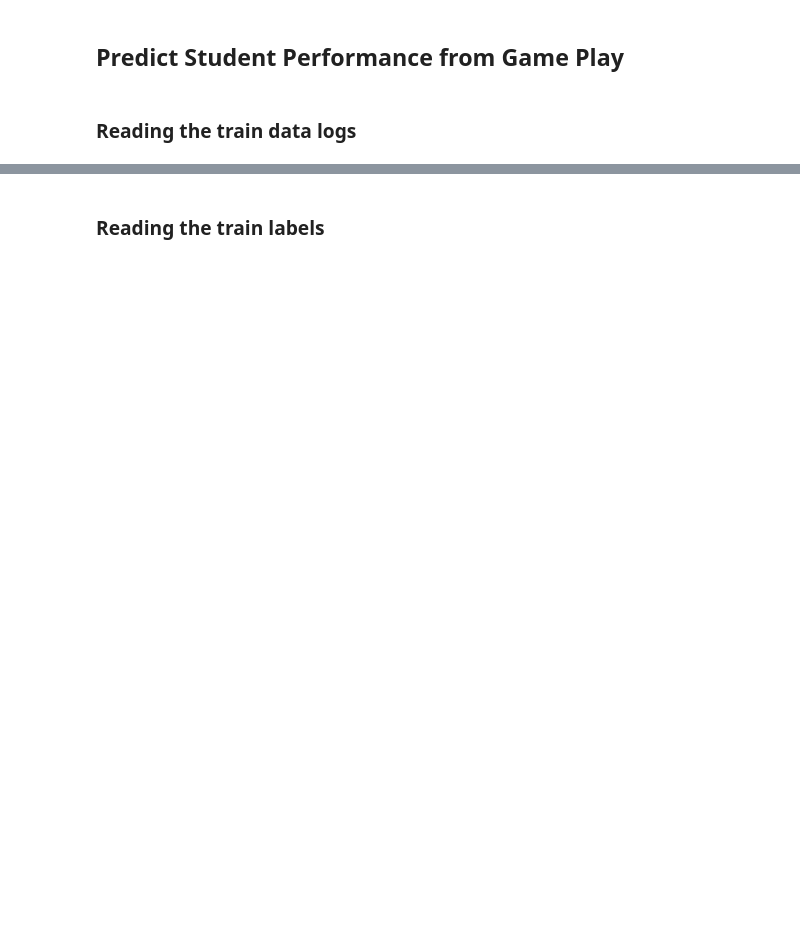
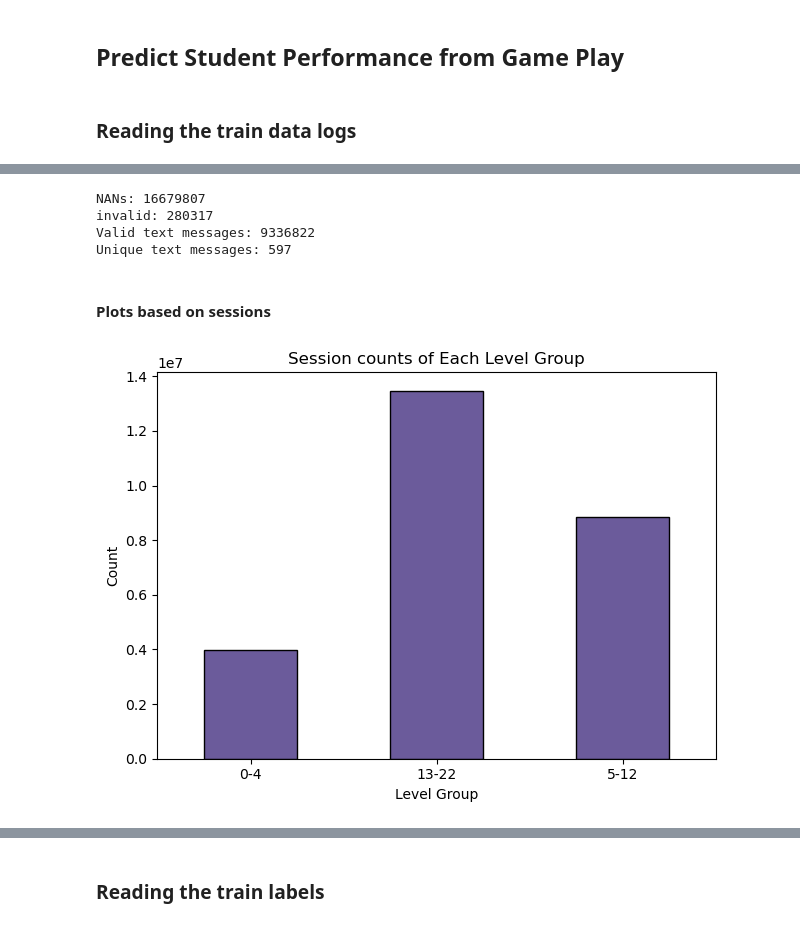
Before and after one commit to mestermarc/Student_performance_analysis, a Jupyter notebook: read_data.ipynb, the cells around one changed output, grey strips where cells are left out. Saved outputs shown, nothing was run; the diff lists cells and outputs as text; code cells hidden in the pictures; blank space fills up the shorter version.

```diff
--- a/read_data.ipynb
+++ b/read_data.ipynb
@@ -30,0 +126,34 @@ NUMERICAL_COLS = ['elapsed_time','level','page','room_coor_x', 'room_coor_y', 's
+# %%
+c ='\\\\'
+
+count = df_train["text"].shape[0]
+num_nans = df_train["text"].isna().sum()
+count_with_substring = df_train["text"].str.contains(c, na=False).sum()
+count_without_substring = count - count_with_substring - num_nans
+num_unique = df_train["text"].nunique()
+
+
+print(f"NANs: {num_nans}")
+print(f"invalid: {count_with_substring}")
+
+print(f"Valid text messages: {count_without_substring}")
+print(f"Unique text messages: {num_unique}")
+# %% [output]
+NANs: 16679807
+invalid: 280317
+Valid text messages: 9336822
+Unique text messages: 597
+# %% [markdown]
+#### Plots based on sessions
+# %%
+df_train.groupby(by="level_group")["level_group"].value_counts().plot(kind='bar', color='#6b5b9b', edgecolor='black')
+plt.xlabel('Level Group')
+plt.ylabel('Count')
+plt.title('Session counts of Each Level Group')
+plt.xticks(rotation=0)  # Rotate x-axis labels if needed
+
+# Show plot
+plt.tight_layout()  # Adjust layout to prevent clipping of labels
+plt.show()
+# %% [output]
+[figure, added]
```
Also changed, not shown: parts of 21 cells of this notebook, 2 other files.
